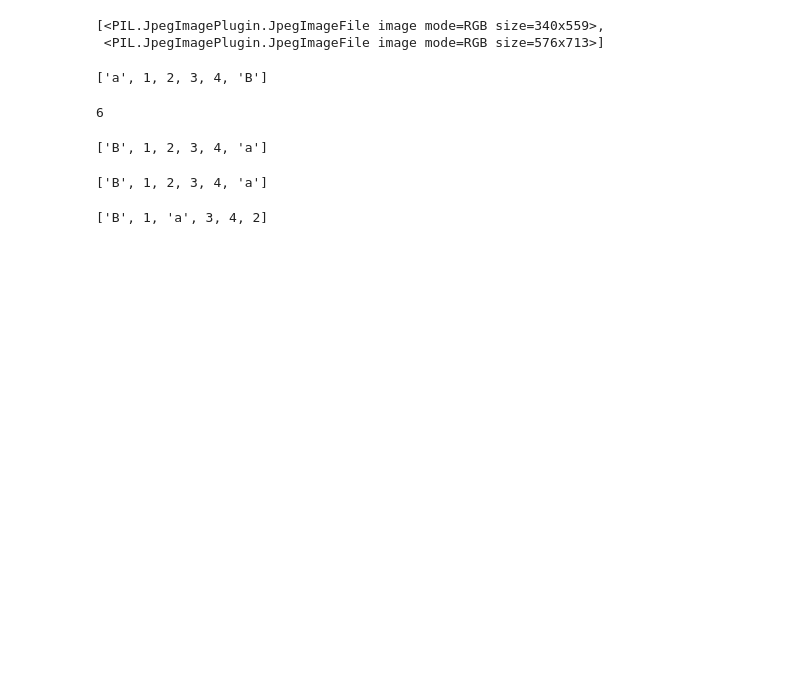
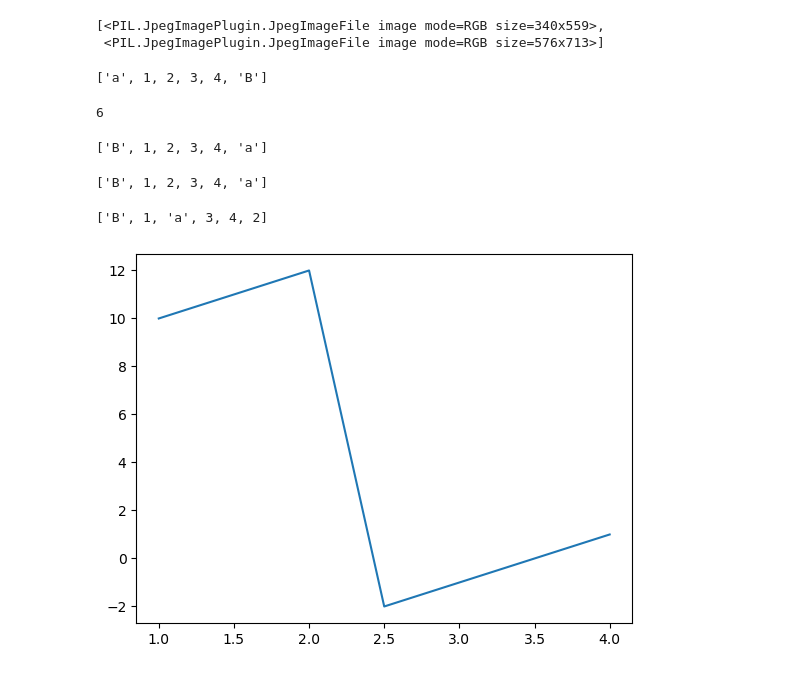
Before and after one commit to Rhys18751996/MathProgrammingJupyter, a Jupyter notebook: Week2.ipynb, the cells around one changed output. Drawn from its saved outputs; the diff is of its cells as text; code cells hidden in the pictures; blank space fills up the shorter version.

```diff
--- a/Week2.ipynb
+++ b/Week2.ipynb
@@ -116,3 +116,10 @@ L[2], L[5] = L[5], L[2]
 L
 # %% [output]
 ['B', 1, 'a', 3, 4, 2]
+# %%
+
+xses = [1, 2, 2.5, 4]
+yses = [10, 12, -2, 1]
+plt.plot(xses, yses);
+# %% [output]
+[figure, added]
```
Also changed, not shown: parts of 10 cells of this notebook, 2 other files.
